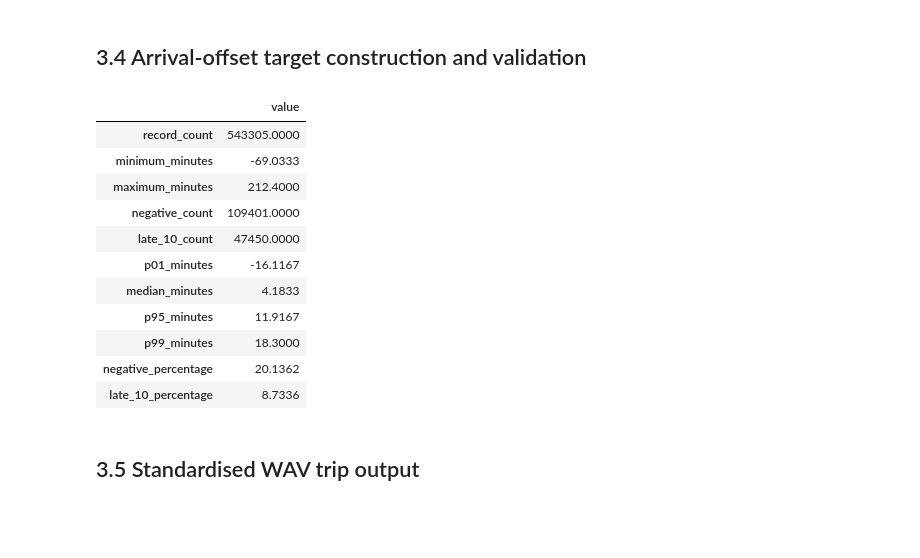
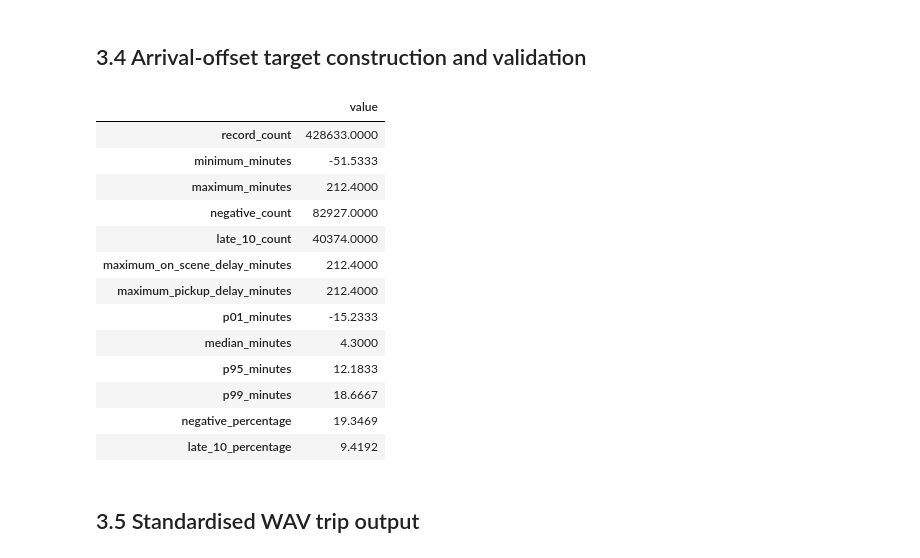
Before and after one commit to LavenderLe7/MAST30034-2026-Project1, a Jupyter notebook: project_analysis.ipynb, the cells around one changed output. Cells and saved outputs as stored; diff of their text form; code cells hidden in the pictures; blank space fills up the shorter version.

```diff
--- a/project_analysis.ipynb
+++ b/project_analysis.ipynb
@@ -207,7 +215,7 @@ raw_hvfhv_df = (
 
 Join the TLC Taxi Zone lookup so each trip can be assigned to one of the five pickup boroughs, and prepare the corresponding geometries for later mapping.
 # %%
-TAXI_ZONE_LOOKUP_PATH = RAW_DATA_ROOT / "tlc" / "geography" / "taxi_zone_lookup.csv"
+TAXI_ZONE_LOOKUP_PATH = RAW_DATA_ROOT / "tlc" / "taxi_zone_lookup.csv"
 
 TAXI_ZONE_LOOKUP_SCHEMA = T.StructType(
     [
@@ -287,7 +295,10 @@ Taxi Zone CRS: EPSG:2263
 ## 3.3 WAV analysis population
 # %%
 # Identify WAV-requested trips
-is_wav_requested = (F.upper(F.trim(F.col("wav_request_flag"))) == WAV_REQUEST_FLAG_VALUE)
+is_wav_requested = (
+    F.upper(F.trim(F.col("wav_request_flag")))
+    == WAV_REQUEST_FLAG_VALUE
+)
 
 # Require complete timestamps for completed-trip outcome construction
 has_completed_trip_timestamps = (
@@ -303,7 +314,10 @@ is_in_analysis_interval = (
 )
 
 # Require a valid NYC pickup zone
-has_valid_nyc_pickup = F.coalesce(F.col("valid_nyc_pickup_zone"),F.lit(False),)
+has_valid_nyc_pickup = F.coalesce(
+    F.col("valid_nyc_pickup_zone"),
+    F.lit(False),
+)
 
 # Combine eligibility conditions for the WAV analysis population
 valid_wav_population = (
@@ -385,7 +408,12 @@ arrival_offset_minutes = (
 )
 
 # Assign each request to the start of its fixed-length time period
-period_start_hour = (F.floor(F.hour("request_datetime") / F.lit(PERIOD_HOURS)) * F.lit(PERIOD_HOURS)).cast("int")
+period_start_hour = (
+    F.floor(
+        F.hour("request_datetime") / F.lit(PERIOD_HOURS)
+    )
+    * F.lit(PERIOD_HOURS)
+).cast("int")
 period_start = F.make_timestamp_ntz(
     years=F.year("request_datetime"),
     months=F.month("request_datetime"),
@@ -410,9 +438,48 @@ wav_target_df = (
     .persist(StorageLevel.MEMORY_AND_DISK)
 )
 # %%
-# Calculate basic summary statistics for vehicle arrival offsets
+# Restrict outcome diagnostics to the April-October development period
+development_wav_target_df = wav_target_df.filter(
+    F.col("request_datetime") < F.lit(VALIDATION_END_EXCLUSIVE)
+)
+
+# Verify that one full period is sufficient for completed-trip maturity
+maturity_buffer_minutes = (
+    DATA_MATURITY_BUFFER_PERIODS * PERIOD_HOURS * 60
+)
+development_completion_delay = (
+    development_wav_target_df
+    .agg(
+        F.max(
+            F.timestamp_diff(
+                "SECOND",
+                "request_datetime",
+                "on_scene_datetime",
+            ) / F.lit(60.0)
+        ).alias("maximum_on_scene_delay_minutes"),
+        F.max(
+            F.timestamp_diff(
+                "SECOND",
+                "request_datetime",
+                "pickup_datetime",
+            ) / F.lit(60.0)
+        ).alias("maximum_pickup_delay_minutes"),
+    )
+    .first()
+    .asDict()
+)
+if any(
+    delay_minutes > maturity_buffer_minutes
+    for delay_minutes in development_completion_delay.values()
+):
+    raise RuntimeError(
+        "The fixed data-maturity buffer is shorter than an observed "
+        "development-period completion delay."
+    )
+
+# Calculate development-period vehicle arrival-offset statistics
 offset_summary = (
-    wav_target_df
+    development_wav_target_df
     .agg(
         F.count("*").alias("record_count"),
         F.min("arrival_offset_minutes").alias("minimum_minutes"),
@@ -430,47 +497,54 @@ offset_summary = (
 OFFSET_QUANTILE_PROBABILITIES = (0.01, 0.50, 0.95, 0.99)
 OFFSET_QUANTILE_NAMES = (
     "p01_minutes",
     "median_minutes",
     "p95_minutes",
     "p99_minutes",
 )
-offset_quantiles = wav_target_df.approxQuantile(
+offset_quantiles = development_wav_target_df.approxQuantile(
     "arrival_offset_minutes",
     list(OFFSET_QUANTILE_PROBABILITIES),
     0.0001,
 )
 
 # Combine counts, quantiles, and percentages into one summary table
 offset_profile_record = {
     **offset_summary,
+    **development_completion_delay,
     **dict(zip(OFFSET_QUANTILE_NAMES, offset_quantiles, strict=True)),
     "negative_percentage": (
         100
         * offset_summary["negative_count"]
         / offset_summary["record_count"]
     ),
     "late_10_percentage": (
         100
         * offset_summary["late_10_count"]
         / offset_summary["record_count"]
     ),
 }
 
-wav_arrival_offset_profile_df = pd.DataFrame([offset_profile_record])
-wav_arrival_offset_profile_df.T.rename(columns={0: "value"})
+development_arrival_offset_profile_df = pd.DataFrame(
+    [offset_profile_record]
+)
+development_arrival_offset_profile_df.T.rename(
+    columns={0: "value"}
+)
 # %% [output]
 |  | value |
-| record_count | 543305.0000 |
-| minimum_minutes | -69.0333 |
+| record_count | 428633.0000 |
+| minimum_minutes | -51.5333 |
 | maximum_minutes | 212.4000 |
-| negative_count | 109401.0000 |
-| late_10_count | 47450.0000 |
-| p01_minutes | -16.1167 |
-| median_minutes | 4.1833 |
-| p95_minutes | 11.9167 |
-| p99_minutes | 18.3000 |
-| negative_percentage | 20.1362 |
-| late_10_percentage | 8.7336 |
+| negative_count | 82927.0000 |
+| late_10_count | 40374.0000 |
+| maximum_on_scene_delay_minutes | 212.4000 |
+| maximum_pickup_delay_minutes | 212.4000 |
+| p01_minutes | -15.2333 |
+| median_minutes | 4.3000 |
+| p95_minutes | 12.1833 |
+| p99_minutes | 18.6667 |
+| negative_percentage | 19.3469 |
+| late_10_percentage | 9.4192 |
 # %% [markdown]
 ## 3.5 Standardised WAV trip output
 # %%
```
Also changed, not shown: parts of 133 cells of this notebook.
